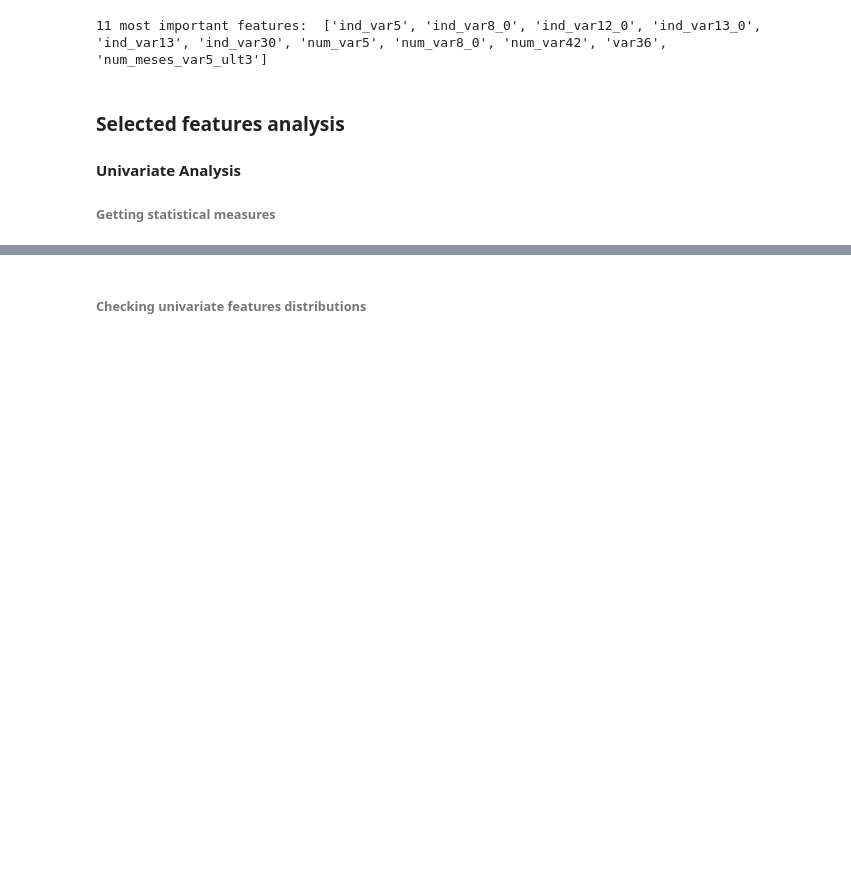
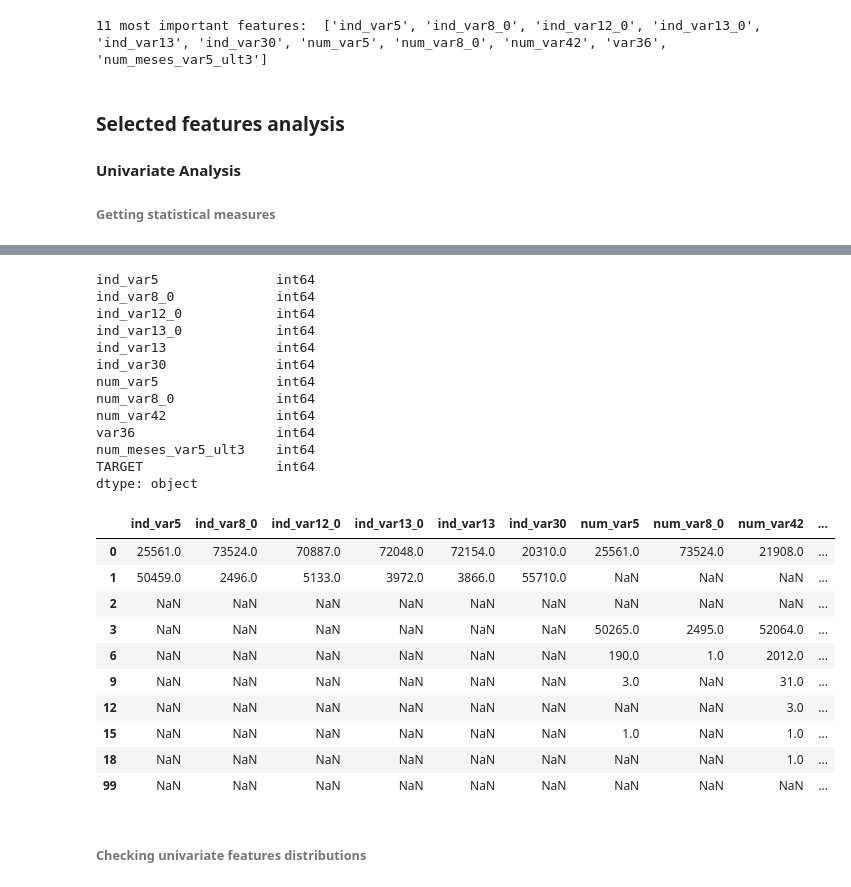
Before and after one commit to naiaraap/Predicting-Customer-Satisfaction-Level-from-Santander, a Jupyter notebook: CustomerSatisfactionLevelPrediction.ipynb, the cells around one changed output, grey strips where cells are left out. Drawn from its saved outputs; the diff is of its cells as text; code cells hidden in the pictures; blank space fills up the shorter version.

```diff
--- a/CustomerSatisfactionLevelPrediction.ipynb
+++ b/CustomerSatisfactionLevelPrediction.ipynb
@@ -240,6 +243,37 @@ display(df_describe)
 | skew | -0.693290 | 5.243259 | 3.447163 | 4.024269 | 4.088762 | -1.052423 | -0.620356 | 5.249057 | -0.339927 | ... |
 | kurt | -1.519389 | 25.492434 | 9.883193 | 14.195115 | 14.718362 | -0.892430 | -1.300280 | 25.605241 | -0.011351 | ... |
 | median | 1.000000 | 0.000000 | 0.000000 | 0.000000 | 0.000000 | 1.000000 | 3.000000 | 0.000000 | 3.000000 | ... |
+# %%
+# Checking selected variable types
+display(df_train_selected.dtypes)
+
+# Counting features values
+display(df_train_selected.apply(lambda x: x.value_counts(), axis=0))
+# %% [output]
+ind_var5               int64
+ind_var8_0             int64
+ind_var12_0            int64
+ind_var13_0            int64
+ind_var13              int64
+ind_var30              int64
+num_var5               int64
+num_var8_0             int64
+num_var42              int64
+var36                  int64
+num_meses_var5_ult3    int64
+TARGET                 int64
+dtype: object
+|  | ind_var5 | ind_var8_0 | ind_var12_0 | ind_var13_0 | ind_var13 | ind_var30 | num_var5 | num_var8_0 | num_var42 | ... |
+| 0 | 25561.0 | 73524.0 | 70887.0 | 72048.0 | 72154.0 | 20310.0 | 25561.0 | 73524.0 | 21908.0 | ... |
+| 1 | 50459.0 | 2496.0 | 5133.0 | 3972.0 | 3866.0 | 55710.0 | NaN | NaN | NaN | ... |
+| 2 | NaN | NaN | NaN | NaN | NaN | NaN | NaN | NaN | NaN | ... |
+| 3 | NaN | NaN | NaN | NaN | NaN | NaN | 50265.0 | 2495.0 | 52064.0 | ... |
+| 6 | NaN | NaN | NaN | NaN | NaN | NaN | 190.0 | 1.0 | 2012.0 | ... |
+| 9 | NaN | NaN | NaN | NaN | NaN | NaN | 3.0 | NaN | 31.0 | ... |
+| 12 | NaN | NaN | NaN | NaN | NaN | NaN | NaN | NaN | 3.0 | ... |
+| 15 | NaN | NaN | NaN | NaN | NaN | NaN | 1.0 | NaN | 1.0 | ... |
+| 18 | NaN | NaN | NaN | NaN | NaN | NaN | NaN | NaN | 1.0 | ... |
+| 99 | NaN | NaN | NaN | NaN | NaN | NaN | NaN | NaN | NaN | ... |
 # %% [markdown]
 ###### Checking univariate features distributions
 # %%
```
Also changed, not shown: parts of 4 cells of this notebook.
